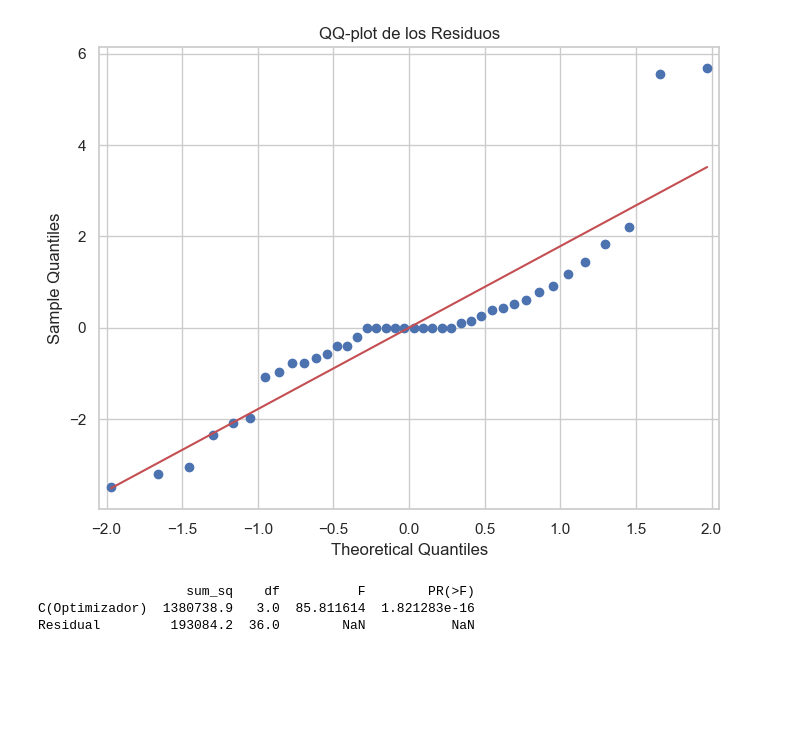
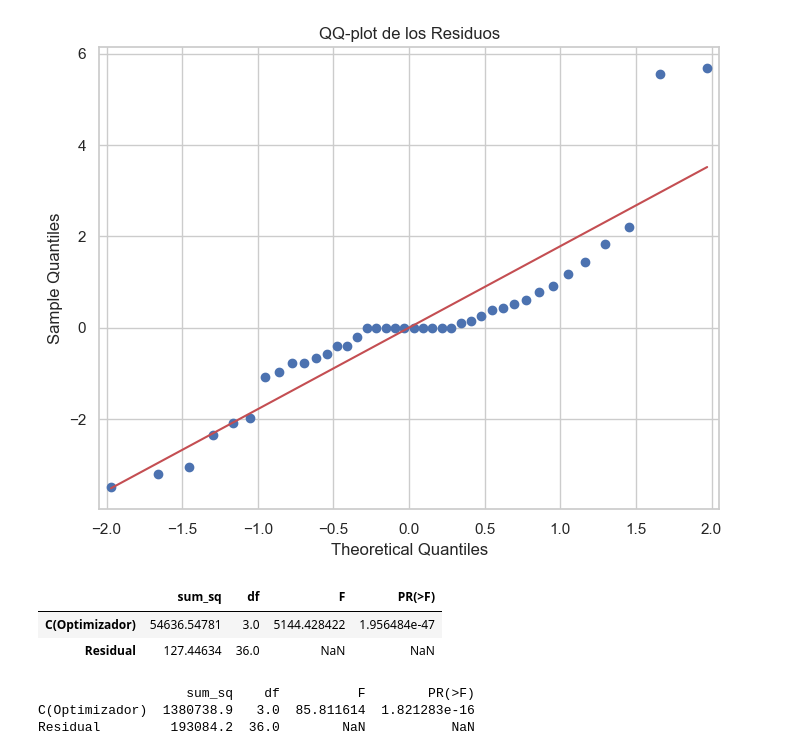
Before and after one commit to IgnacioGarciaLuengo/EIS_DEEP_PERFECT, a Jupyter notebook: Prac3/prac3.ipynb, the cells around one changed output. Drawn from its saved outputs; the diff is of its cells as text; code cells hidden in the pictures; blank space fills up the shorter version.

Commit message:
Anova impresa

```diff
--- a/Prac3/prac3.ipynb
+++ b/Prac3/prac3.ipynb
@@ -182,6 +182,12 @@ plt.show()
 C(Optimizador)  54636.54781   3.0  5144.428422  1.956484e-47
 Residual          127.44634  36.0          NaN           NaN
 [figure]
+# %%
+anova_table
+# %% [output]
+|  | sum_sq | df | F | PR(>F) |
+| C(Optimizador) | 54636.54781 | 3.0 | 5144.428422 | 1.956484e-47 |
+| Residual | 127.44634 | 36.0 | NaN | NaN |
 # %%
 # Importing library
 modelo_anova = sm.formula.ols('Tiempo ~ C(Optimizador)', data=df).fit()
```
Also changed, not shown: parts of 1 cell of this notebook.
